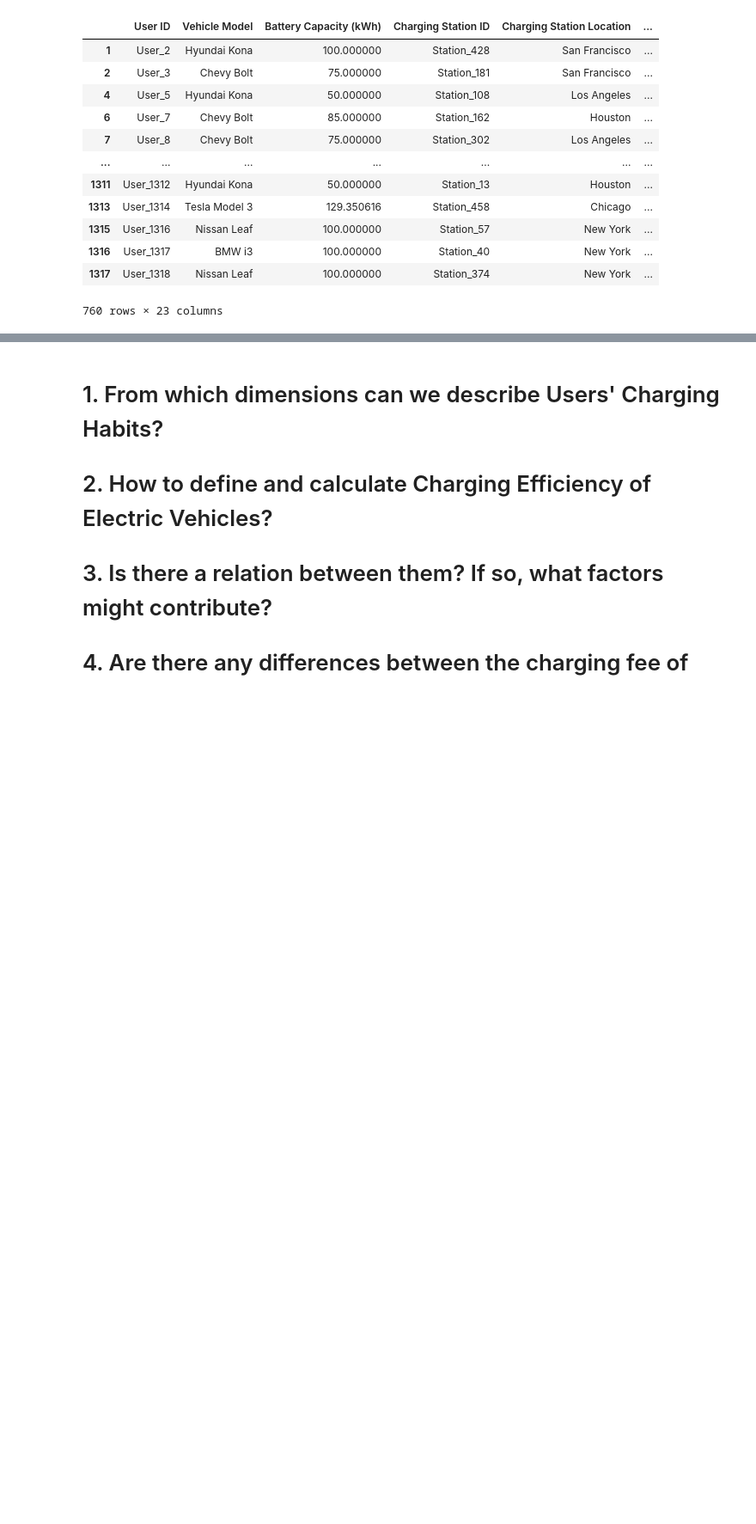
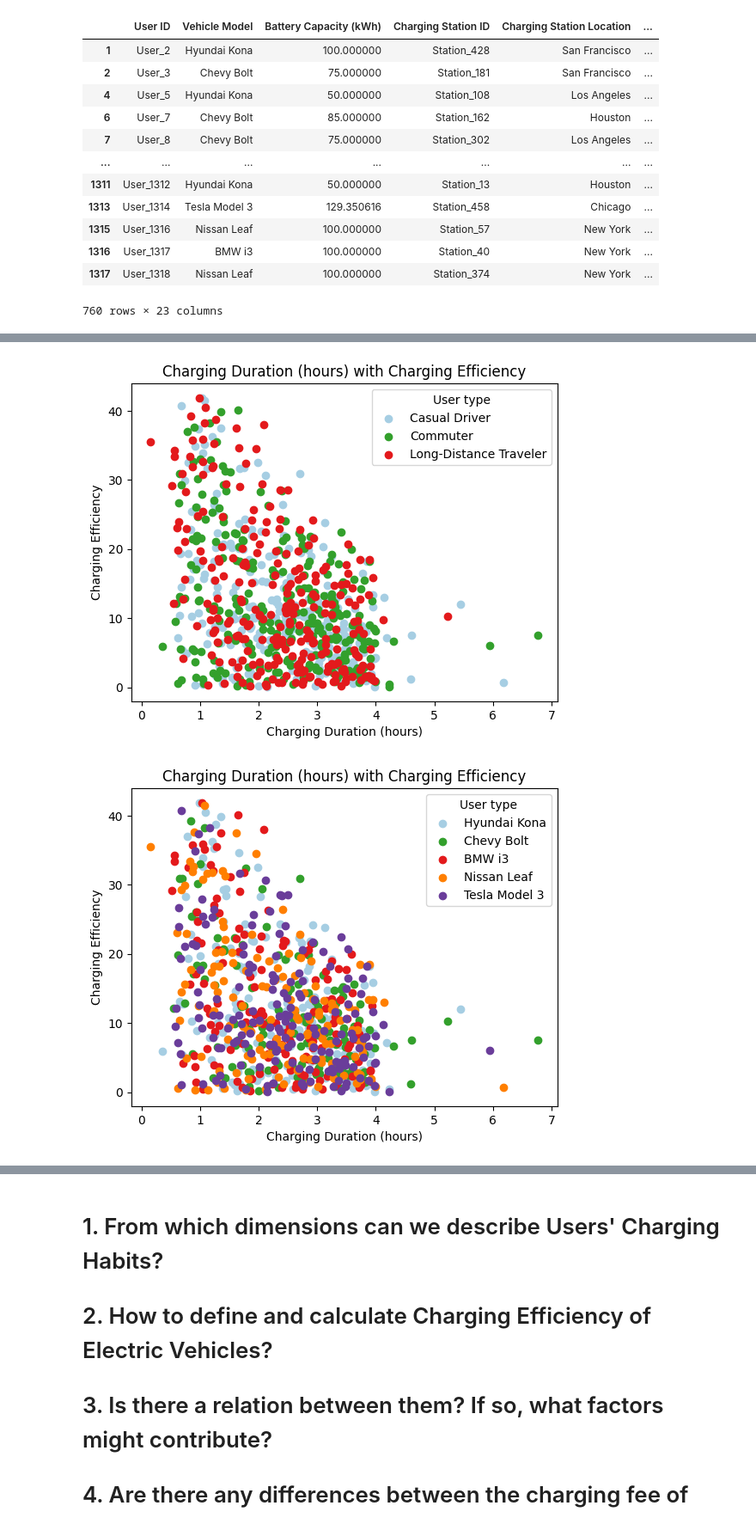
Before and after one commit to BerlingKang/517, a Jupyter notebook: Final Project Report_copy.ipynb, the cells around one changed output, grey strips where cells are left out. Shown at 86% size. Cells and saved outputs as stored; diff of their text form; code cells hidden in the pictures; blank space fills up the shorter version.

```diff
--- a/Final Project Report_copy.ipynb
+++ b/Final Project Report_copy.ipynb
@@ -198,0 +202,58 @@ df
+# %%
+def draw_scatter(X, Y, label):
+    unique_categories = df[[label]].drop_duplicates()
+    color_name = "Paired"
+    select = (0, 3, 5, 7, 9)
+    color = plt.get_cmap(color_name)(select)
+
+    for i in range(0, len(unique_categories)):
+        data = df[(df[label] == unique_categories.iloc[i, 0])]
+        plt.scatter(data[X], data[Y], c=color[i], label= unique_categories.iloc[i, 0])
+    plt.legend(title="User type", loc="upper right")
+    plt.xlabel(X)
+    plt.ylabel(Y)
+    plt.title(X+" with "+Y)
+    plt.show()
+
+list = ['Charging Duration (hours)', 'Time of Day', 'State of Charge (Start %)', 'State of Charge (End %)', 'Temperature (°C)', 'Vehicle Age (years)']
+list2 = ["User Type", "Vehicle Model"]
+
+def draw_many(row, column, Y, list, list2):
+    color_name = "Paired"
+    select = (0, 3, 5, 7, 9)
+    color = plt.get_cmap(color_name)(select)
+    fig, axes = plt.subplots(row, column, figsize=(10, 8))
+
+    numbers = []
+    for i in range(0, len(list)):
+        for t in range(0, len(list2)):
+            numbers.append((list[i], list2[t]))
+
+    index = 0
+
+    for row in range(0, row):
+        for column in range(0, column):
+            unique_categories = df[[label]].drop_duplicates()
+
+
+            for i in range(0, len(unique_categories)):
+                data = df[(df[numbers[1]] == unique_categories.iloc[i, 0])]
+                axes[row, column].scatter(data[numbers[index][0]], data[Y], c=color[i], label= unique_categories.iloc[i, 0])
+            axes[row, column].legend(title="User type", loc="upper right")
+            axes[row, column].xlabel(numbers[index][0])
+            axes[row, column].ylabel(Y)
+            axes[row, column].title(numbers[index][0] +" with "+Y)
+            index += 1
+
+    fig.tight_layout()
+    plt.show()
+
+list = ['Charging Duration (hours)', 'Time of Day', 'State of Charge (Start %)', 'State of Charge (End %)', 'Temperature (°C)', 'Vehicle Age (years)']
+list2 = ["User Type", "Vehicle Model"]
+for row in list:
+    for label in list2:
+        draw_scatter(row, "Charging Efficiency", label)
+# draw_many(3,4, "Charging Efficiency", list, list2)
+# %% [output]
+[figure, added]
+[figure, added]
```
Also changed, not shown: parts of 21 cells of this notebook, 1 other file.
